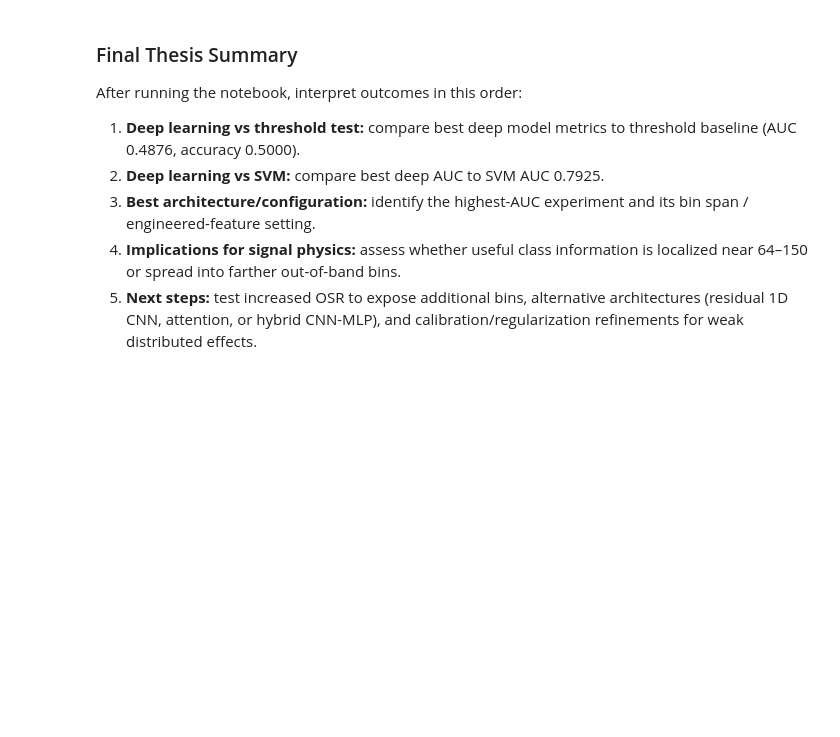
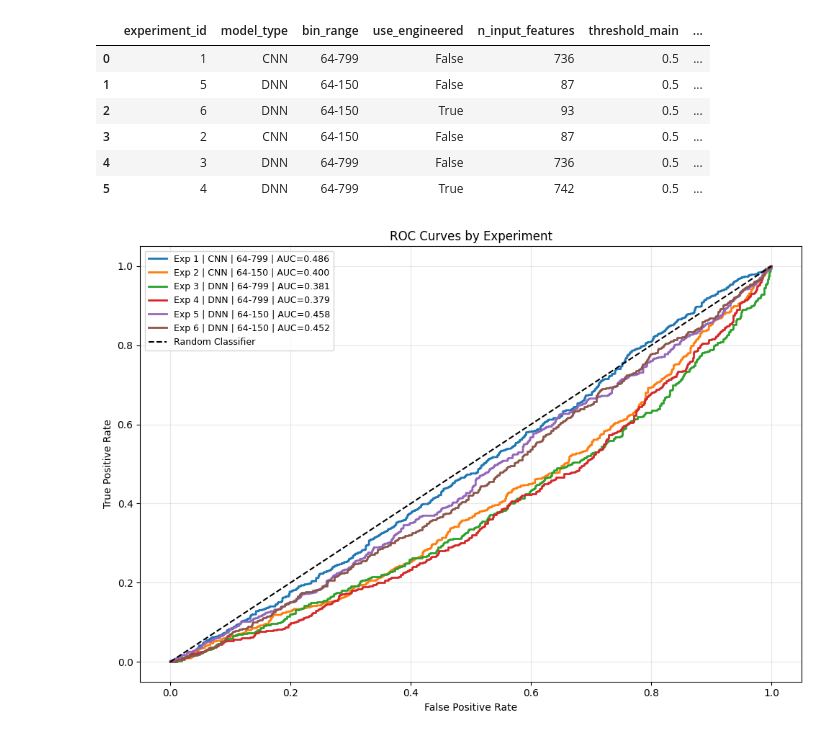
Before and after one commit to realraft/Machine-Learning-for-a-Covert-Communications-Adversary, a Jupyter notebook: src/nn_pipeline.ipynb, the cells around one changed output. Cells and saved outputs as stored; diff of their text form; code cells hidden in the pictures; blank space fills up the shorter version.

```diff
--- a/src/nn_pipeline.ipynb
+++ b/src/nn_pipeline.ipynb
@@ -945,9 +386,28 @@ ValueError: Too many bins for data range. Cannot create 30 finite-sized bins.
-# %% [markdown]
-### Final Thesis Summary
-
-After running the notebook, interpret outcomes in this order:
-1. **Deep learning vs threshold test:** compare best deep model metrics to threshold baseline (AUC 0.4876, accuracy 0.5000).
-2. **Deep learning vs SVM:** compare best deep AUC to SVM AUC 0.7925.
-3. **Best architecture/configuration:** identify the highest-AUC experiment and its bin span / engineered-feature setting.
-4. **Implications for signal physics:** assess whether useful class information is localized near 64–150 or spread into farther out-of-band bins.
-5. **Next steps:** test increased OSR to expose additional bins, alternative architectures (residual 1D CNN, attention, or hybrid CNN-MLP), and calibration/regularization refinements for weak distributed effects.
+# %%
+# compact results table and roc-only visualization
+results_df = pd.DataFrame(results).sort_values("auc_roc", ascending=False).reset_index(drop=True)
+display(results_df)
+
+plt.figure(figsize=(10, 7))
+for exp in experiments:
+    art = roc_artifacts[exp["id"]]
+    label = f"Exp {exp['id']} | {exp['model_type']} | {exp['bins'][0]}-{exp['bins'][1]} | AUC={art['auc']:.3f}"
+    plt.plot(art["fpr"], art["tpr"], linewidth=2, label=label)
+
+plt.plot([0, 1], [0, 1], "k--", linewidth=1.5, label="Random Classifier")
+plt.xlabel("False Positive Rate")
+plt.ylabel("True Positive Rate")
+plt.title("ROC Curves by Experiment")
+plt.legend(fontsize=9)
+plt.grid(alpha=0.3)
+plt.tight_layout()
+plt.show()
+# %% [output]
+|  | experiment_id | model_type | bin_range | use_engineered | n_input_features | threshold_main | ... |
+| 0 | 1 | CNN | 64-799 | False | 736 | 0.5 | ... |
+| 1 | 5 | DNN | 64-150 | False | 87 | 0.5 | ... |
+| 2 | 6 | DNN | 64-150 | True | 93 | 0.5 | ... |
+| 3 | 2 | CNN | 64-150 | False | 87 | 0.5 | ... |
+| 4 | 3 | DNN | 64-799 | False | 736 | 0.5 | ... |
+| 5 | 4 | DNN | 64-799 | True | 742 | 0.5 | ... |
+[figure, added]
```
Also changed, not shown: parts of 22 cells of this notebook, 1 other file.
